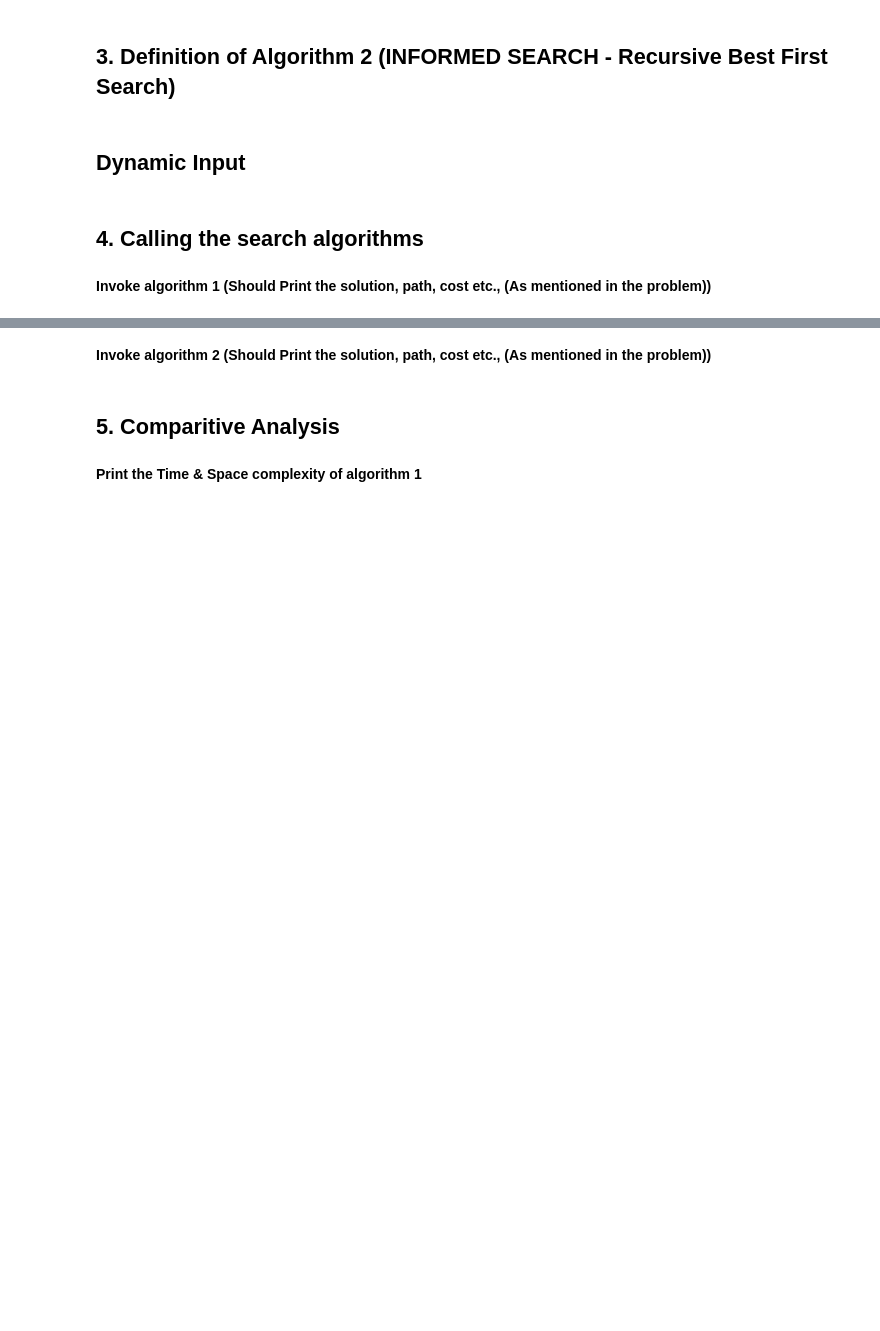
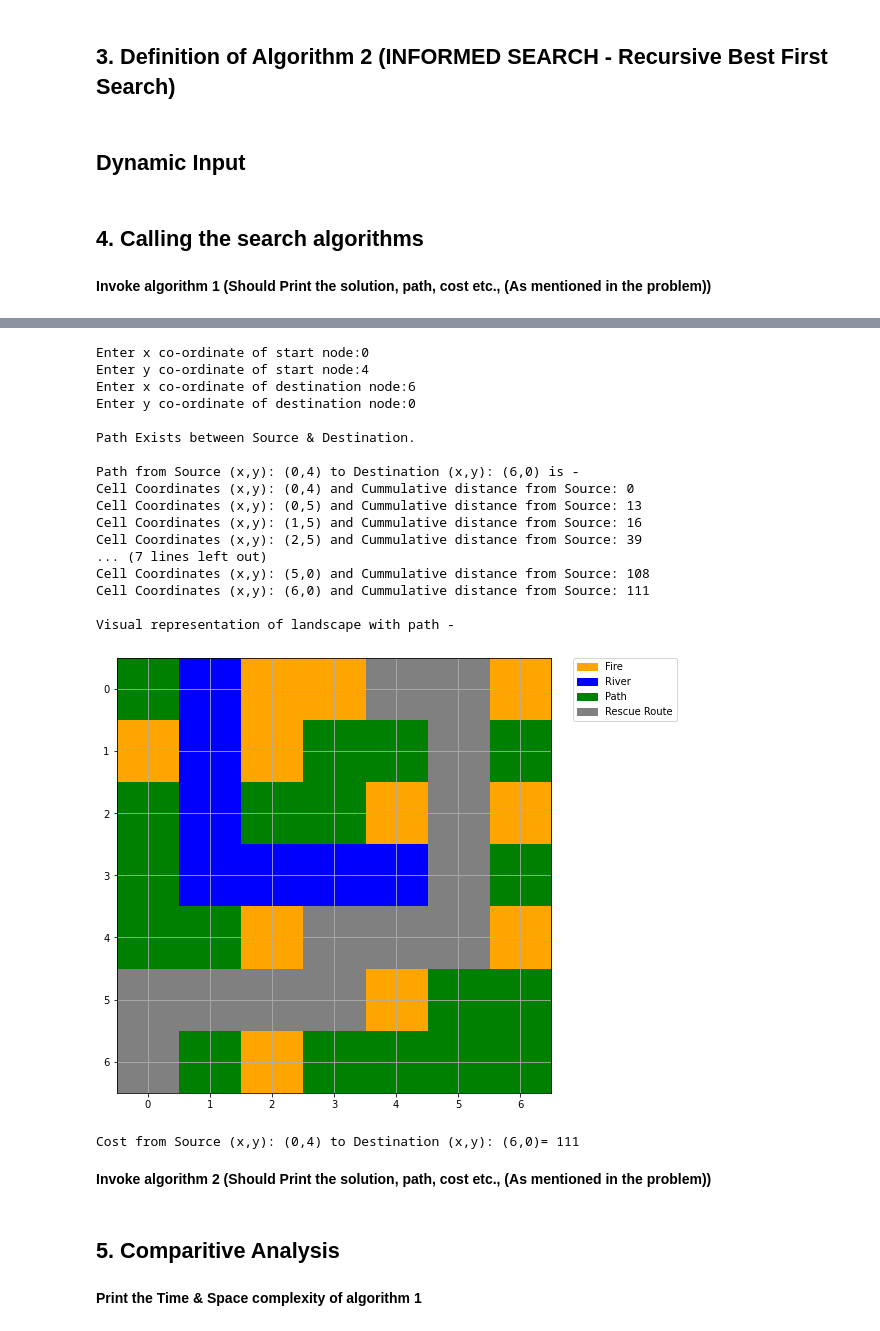
Before and after one commit to vipinindoria/bits-mtech-aci-assignment, a Jupyter notebook: Rescue Agent.ipynb, the cells around one changed output, grey strips where cells are left out. Cells and saved outputs as stored; diff of their text form; code cells hidden in the pictures; blank space fills up the shorter version.

```diff
--- a/Rescue Agent.ipynb
+++ b/Rescue Agent.ipynb
@@ -129,14 +133,23 @@ class Point:
 # %%
 # Transition & Cost matrix based on problem statement -
 def get_enviornment_matrix():
-    matrix = [[ 8, 0, 0, 0, 13, 13, 0 ],
-              [ 0, 0, 0, 23, 13, 3, 23 ],
-              [ 8, 0, 3, 8, 0, 23, 0 ],
-              [ -2, 0, 0, 0, 0, -2, 23 ],
-              [ 3, 8, 0, 8, 8, 13, 0 ],
-              [ 3, 3, 23, 13, 0, 13, 13 ],
-              [ 3, 13, 0, 13, 13, 3, 3 ]]
-    return matrix
+    #Fire= -1, River= 0, Path= 1
+    landscape_matrix = [[ 1, 0, -1, -1, 1, 1, -1 ],
+                        [ -1, 0, -1, 1, 1, 1, 1 ],
+                        [ 1, 0, 1, 1, -1, 1, -1 ],
+                        [ 1, 0, 0, 0, 0, 1, 1 ],
+                        [ 1, 1, -1, 1, 1, 1, -1 ],
+                        [ 1, 1, 1, 1, -1, 1, 1 ],
+                        [ 1, 1, -1, 1, 1, 1, 1 ]]
+
+    cost_matrix = [[ 8, 0, 0, 0, 13, 13, 0 ],
+                   [ 0, 0, 0, 23, 13, 3, 23 ],
+                   [ 8, 0, 3, 8, 0, 23, 0 ],
+                   [ -2, 0, 0, 0, 0, -2, 23 ],
+                   [ 3, 8, 0, 8, 8, 13, 0 ],
+                   [ 3, 3, 23, 13, 0, 13, 13 ],
+                   [ 3, 13, 0, 13, 13, 3, 3 ]]
+    return landscape_matrix, cost_matrix
 # %% [markdown]
 **Write function to design the Transition Model/Successor function. Ideally this would be called while search algorithms are implemented**
 
@@ -373,3 +408,39 @@ Path length is 6
+# %%
+landscape_matrix, cost_matrix = get_enviornment_matrix()
+source, dest = get_state_inputs()
+bfs = BreadthFirstSearch(cost_matrix, source, dest)
+result, message = bfs.run_BFS()
+
+if result!=-1:
+    cu_obj = CommonUtility()
+    print(f"\n{message}")
+    print(f"\nPath from Source {source} to Destination {dest} is -")
+    cu_obj.print_path(result[1])
+    print("\nVisual representation of landscape with path - ")
+    cu_obj.plot_path_matrix(landscape_matrix, result[1])
+    print(f"\nCost from Source {source} to Destination {dest}= {result[0]}")
+else:
+    print(f"\n{message}")
+# %% [output]
+Enter x co-ordinate of start node:0
+Enter y co-ordinate of start node:4
+Enter x co-ordinate of destination node:6
+Enter y co-ordinate of destination node:0
+
+Path Exists between Source & Destination.
+
+Path from Source (x,y): (0,4) to Destination (x,y): (6,0) is -
+Cell Coordinates (x,y): (0,4) and Cummulative distance from Source: 0
+Cell Coordinates (x,y): (0,5) and Cummulative distance from Source: 13
+Cell Coordinates (x,y): (1,5) and Cummulative distance from Source: 16
+Cell Coordinates (x,y): (2,5) and Cummulative distance from Source: 39
+... (7 lines left out)
+Cell Coordinates (x,y): (5,0) and Cummulative distance from Source: 108
+Cell Coordinates (x,y): (6,0) and Cummulative distance from Source: 111
+
+Visual representation of landscape with path -
+[figure, added]
+Cost from Source (x,y): (0,4) to Destination (x,y): (6,0)= 111
 # %% [markdown]
 **Invoke algorithm 2 (Should Print the solution, path, cost etc., (As mentioned in the problem))**
 # %% [markdown]
```
Also changed, not shown: parts of 4 cells of this notebook.
